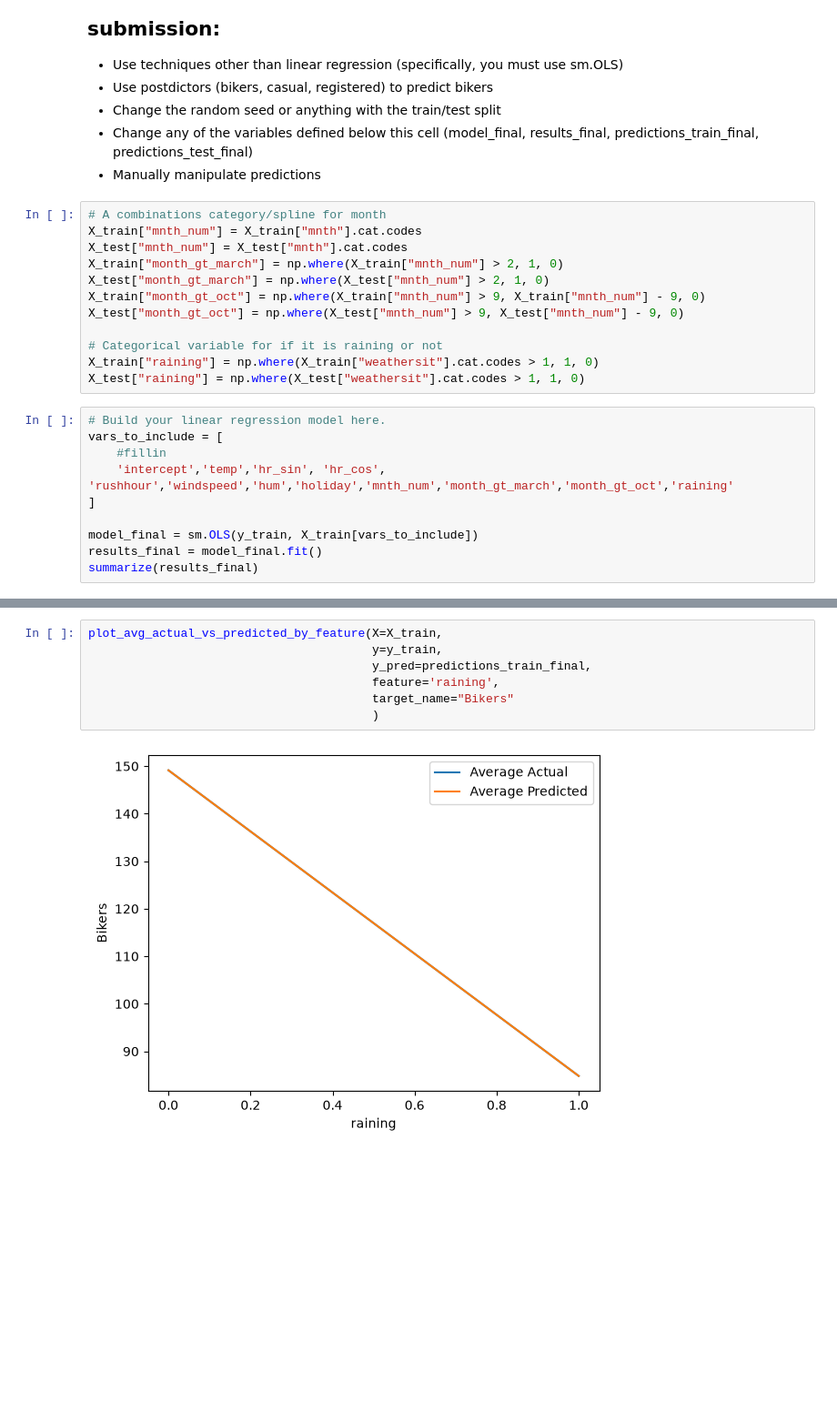
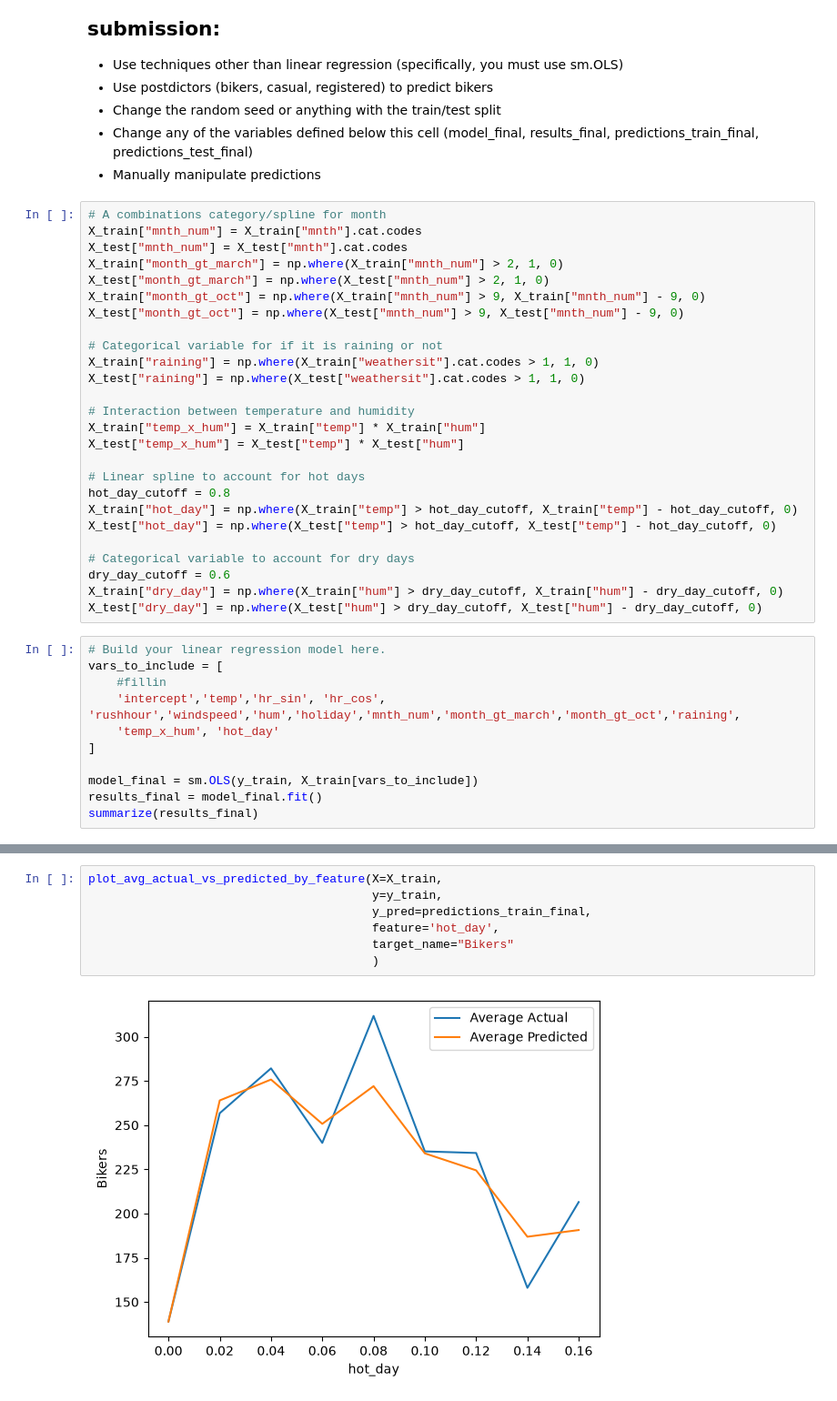
Before and after one commit to jonkrall/code_2600, a Jupyter notebook: mod05_nonlinear.ipynb, the cells around one changed output, grey strips where cells are left out. Shown at 91% size. Saved outputs shown, nothing was run; the diff lists cells and outputs as text; blank space fills up the shorter version.

```diff
--- a/mod05_nonlinear.ipynb
+++ b/mod05_nonlinear.ipynb
@@ -364,11 +364,26 @@ X_test["month_gt_oct"] = np.where(X_test["mnth_num"] > 9, X_test["mnth_num"] - 9
 # Categorical variable for if it is raining or not
 X_train["raining"] = np.where(X_train["weathersit"].cat.codes > 1, 1, 0)
 X_test["raining"] = np.where(X_test["weathersit"].cat.codes > 1, 1, 0)
+
+# Interaction between temperature and humidity
+X_train["temp_x_hum"] = X_train["temp"] * X_train["hum"]
+X_test["temp_x_hum"] = X_test["temp"] * X_test["hum"]
+
+# Linear spline to account for hot days
+hot_day_cutoff = 0.8
+X_train["hot_day"] = np.where(X_train["temp"] > hot_day_cutoff, X_train["temp"] - hot_day_cutoff, 0)
+X_test["hot_day"] = np.where(X_test["temp"] > hot_day_cutoff, X_test["temp"] - hot_day_cutoff, 0)
+
+# Categorical variable to account for dry days
+dry_day_cutoff = 0.6
+X_train["dry_day"] = np.where(X_train["hum"] > dry_day_cutoff, X_train["hum"] - dry_day_cutoff, 0)
+X_test["dry_day"] = np.where(X_test["hum"] > dry_day_cutoff, X_test["hum"] - dry_day_cutoff, 0)
 # %%
 # Build your linear regression model here.
 vars_to_include = [
     #fillin
-    'intercept','temp','hr_sin', 'hr_cos', 'rushhour','windspeed','hum','holiday','mnth_num','month_gt_march','month_gt_oct','raining'
+    'intercept','temp','hr_sin', 'hr_cos', 'rushhour','windspeed','hum','holiday','mnth_num','month_gt_march','month_gt_oct','raining',
+    'temp_x_hum', 'hot_day'
 ]
 
 model_final = sm.OLS(y_train, X_train[vars_to_include])
@@ -400,9 +417,9 @@ MSE test:  6611.388098643879
 # %%
 plot_avg_actual_vs_predicted_by_feature(X=X_train,
                                         y=y_train,
                                         y_pred=predictions_train_final,
-                                        feature='raining',
+                                        feature='hot_day',
                                         target_name="Bikers"
                                         )
 # %% [output]
-[figure, old version]
+[figure, new version]
```
Also changed, not shown: parts of 2 cells of this notebook.
